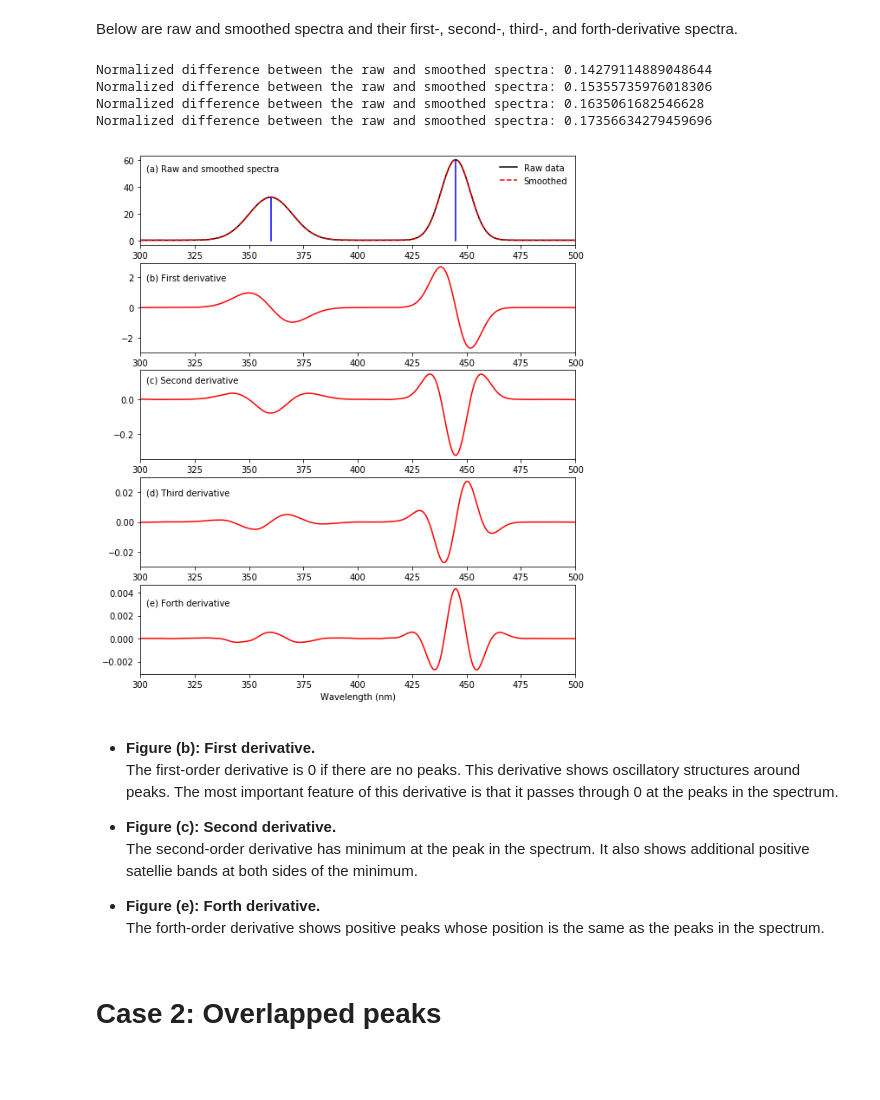
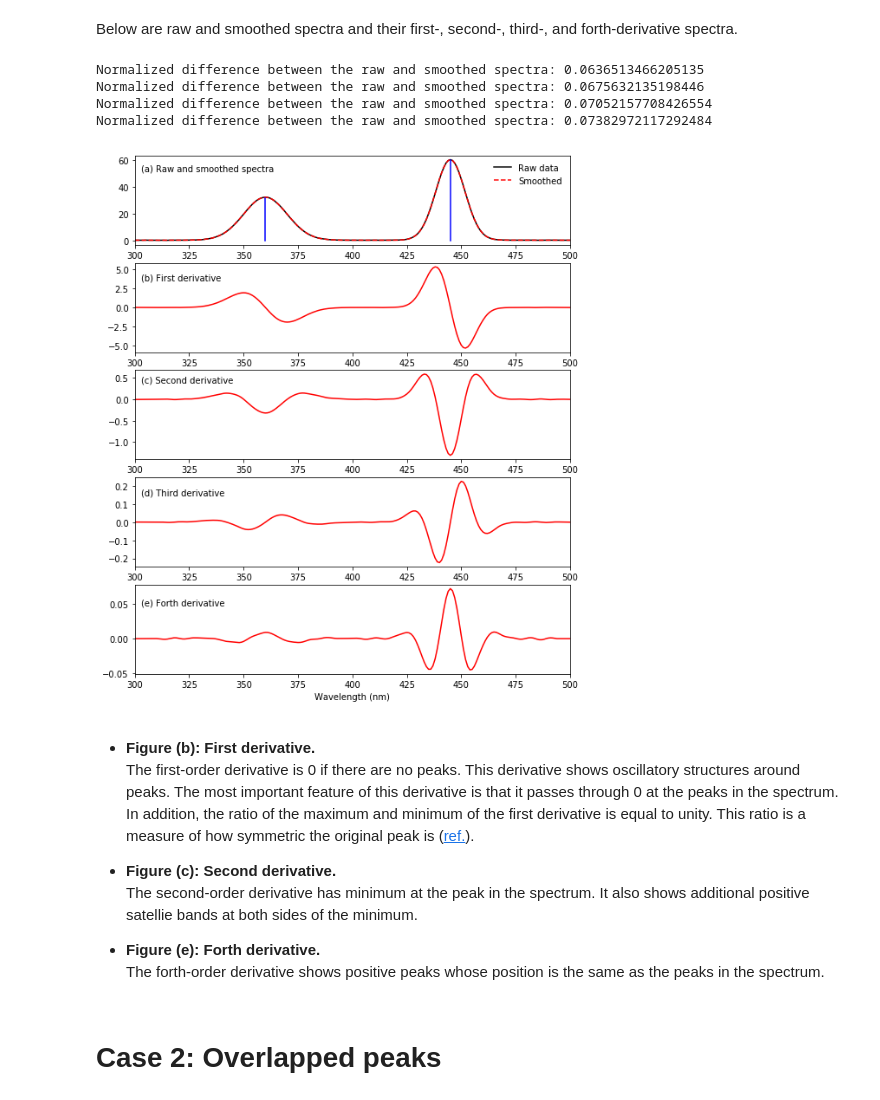
Before and after one commit to ksonod/scientific_works, a Jupyter notebook: derivative_spectra/derivative_spectra.ipynb, the cells around one changed output. Saved outputs shown, nothing was run; the diff lists cells and outputs as text; code cells hidden in the pictures; blank space fills up the shorter version.

```diff
--- a/derivative_spectra/derivative_spectra.ipynb
+++ b/derivative_spectra/derivative_spectra.ipynb
@@ -25,7 +31,7 @@ amp2=32
 
 ave_num=100
 
-x = np.linspace(300,500,401)
+x = np.linspace(300,500,201)
 y = np.zeros_like(x)
 
 for j in range(x.shape[0]):
@@ -90,7 +96,7 @@ def getDerivative(yf,wf,pf,nf):
 # %% [markdown]
 Below are raw and smoothed spectra and their first-, second-, third-, and forth-derivative spectra.
 # %%
-w = 27
+w = 13
 p = 4
 
 plt.figure(figsize=(9,11))
@@ -110,41 +116,41 @@ plt.legend(frameon=False)
 plt.subplot(512)
 y_smth1 = getDerivative(y,w,p,1)
 plt.plot(x,y_smth1, color='red')
 plt.xlim([x.min(),x.max()])
 plt.text(x.min()+3,y_smth1.max()-y_smth1.max()/3,'(b) First derivative')
 
 # second derivative
 plt.subplot(513)
 y_smth2 = getDerivative(y,w,p,2)
 plt.plot(x,y_smth2, color='red')
 plt.xlim([x.min(),x.max()])
 plt.text(x.min()+3,y_smth2.max()-y_smth2.max()/3,'(c) Second derivative')
 
 # third derivative
 plt.subplot(514)
 y_smth3 = getDerivative(y,w,p,3)
 plt.plot(x,y_smth3, color='red')
 plt.xlim([x.min(),x.max()])
 plt.text(x.min()+3,y_smth3.max()-y_smth3.max()/3,'(d) Third derivative')
 
 # fourth derivative
 plt.subplot(515)
 y_smth4 = getDerivative(y,w,p,4)
 plt.plot(x,y_smth4, color='red')
 plt.xlim([x.min(),x.max()])
 plt.text(x.min()+3,y_smth4.max()-y_smth4.max()/3,'(e) Forth derivative')
 
 plt.xlabel('Wavelength (nm)')
 plt.show()
 # %% [output]
-Normalized difference between the raw and smoothed spectra: 0.14279114889048644
-Normalized difference between the raw and smoothed spectra: 0.15355735976018306
-Normalized difference between the raw and smoothed spectra: 0.1635061682546628
-Normalized difference between the raw and smoothed spectra: 0.17356634279459696
+Normalized difference between the raw and smoothed spectra: 0.0636513466205135
+Normalized difference between the raw and smoothed spectra: 0.0675632135198446
+Normalized difference between the raw and smoothed spectra: 0.07052157708426554
+Normalized difference between the raw and smoothed spectra: 0.07382972117292484
-[figure, old version]
+[figure, new version]
 # %% [markdown]
 - <strong>Figure (b): First derivative.</strong>
-The first-order derivative is 0 if there are no peaks. This derivative shows oscillatory structures around peaks. The most important feature of this derivative is that it passes through 0 at the peaks in the spectrum.
+The first-order derivative is 0 if there are no peaks. This derivative shows oscillatory structures around peaks. The most important feature of this derivative is that it passes through 0 at the peaks in the spectrum. In addition, the ratio of the maximum and minimum of the first derivative is equal to unity. This ratio is a measure of how symmetric the original peak is ([ref.](https://pubs.acs.org/doi/abs/10.1021/ac60273a032)).
 
 - <strong>Figure (c): Second derivative.</strong>
 The second-order derivative has minimum at the peak in the spectrum. It also shows additional positive satellie bands at both sides of the minimum.
```
Also changed, not shown: parts of 21 cells of this notebook.
